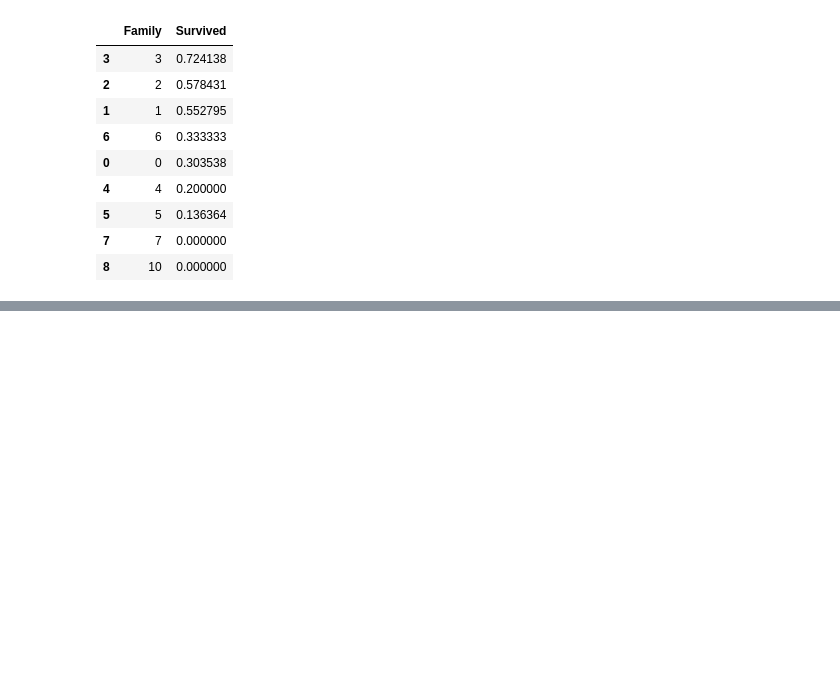
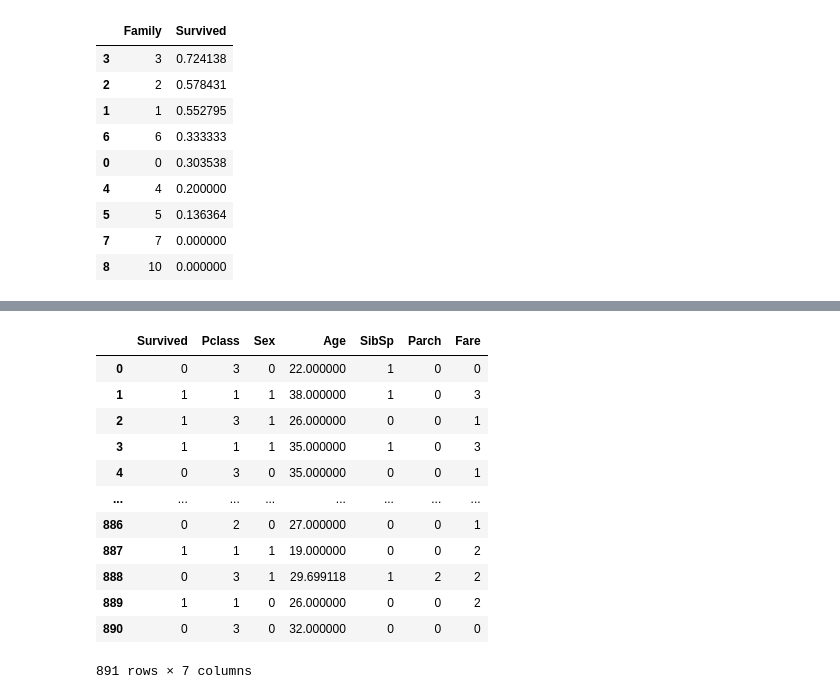
Before and after one commit to victorDeveloper0821/handon-py-data-analysis, a Jupyter notebook: TitanicPrediction.ipynb, the cells around one changed output, grey strips where cells are left out. Drawn from its saved outputs; the diff is of its cells as text; code cells hidden in the pictures; blank space fills up the shorter version.

Commit message:
Optimize analytic notebook for titanic dataset

```diff
--- a/TitanicPrediction.ipynb
+++ b/TitanicPrediction.ipynb
@@ -19,11 +19,9 @@ import pandas as pd
 ## option for displayed rows
 pd.set_option('display.max_rows', 20)
 
-## load titanic dataset
+## load titanic titanic_clean
 titanic = pd.read_csv('./data/titanic_train.csv')
-titanic['Cabin'].fillna(value='Unknown',inplace=True)
-titanic['Family'] = titanic.Parch + titanic.SibSp
 
 ## 數值資料可以善用 describe 查看資料的平均、中位數...等統計資訊
-titanic.describe()
+titanic.columns.values
 # %% [output]
@@ -209,0 +218,29 @@ titanic[['Family','Survived']].groupby('Family',as_index=False).mean().sort_valu
+# %%
+titanic_clean = titanic.drop(['PassengerId','Name','Ticket','Cabin','Embarked'],axis=1)
+
+# Sex convert to 0 and 1
+titanic_clean.Sex = titanic_clean.Sex.map({'female': 1, 'male': 0}).astype(int)
+# Age fill in mean (average)
+titanic_clean.Age.fillna(titanic_clean.Age.dropna().mean(),inplace=True)
+
+titanic_clean.loc[ titanic_clean['Fare'] <= 7.91, 'Fare'] = 0
+titanic_clean.loc[(titanic_clean['Fare'] > 7.91) & (titanic_clean['Fare'] <= 14.454), 'Fare'] = 1
+titanic_clean.loc[(titanic_clean['Fare'] > 14.454) & (titanic_clean['Fare'] <= 31), 'Fare']   = 2
+titanic_clean.loc[ titanic_clean['Fare'] > 31, 'Fare'] = 3
+titanic_clean['Fare'] = titanic_clean['Fare'].astype(int)
+
+titanic_clean
+# %% [output]
+|  | Survived | Pclass | Sex | Age | SibSp | Parch | Fare |
+| 0 | 0 | 3 | 0 | 22.000000 | 1 | 0 | 0 |
+| 1 | 1 | 1 | 1 | 38.000000 | 1 | 0 | 3 |
+| 2 | 1 | 3 | 1 | 26.000000 | 0 | 0 | 1 |
+| 3 | 1 | 1 | 1 | 35.000000 | 1 | 0 | 3 |
+| 4 | 0 | 3 | 0 | 35.000000 | 0 | 0 | 1 |
+| ... | ... | ... | ... | ... | ... | ... | ... |
+| 886 | 0 | 2 | 0 | 27.000000 | 0 | 0 | 1 |
+| 887 | 1 | 1 | 1 | 19.000000 | 0 | 0 | 2 |
+| 888 | 0 | 3 | 1 | 29.699118 | 1 | 2 | 2 |
+| 889 | 1 | 1 | 0 | 26.000000 | 0 | 0 | 2 |
+| 890 | 0 | 3 | 0 | 32.000000 | 0 | 0 | 0 |
+891 rows × 7 columns
```
Also changed, not shown: parts of 5 cells of this notebook.
